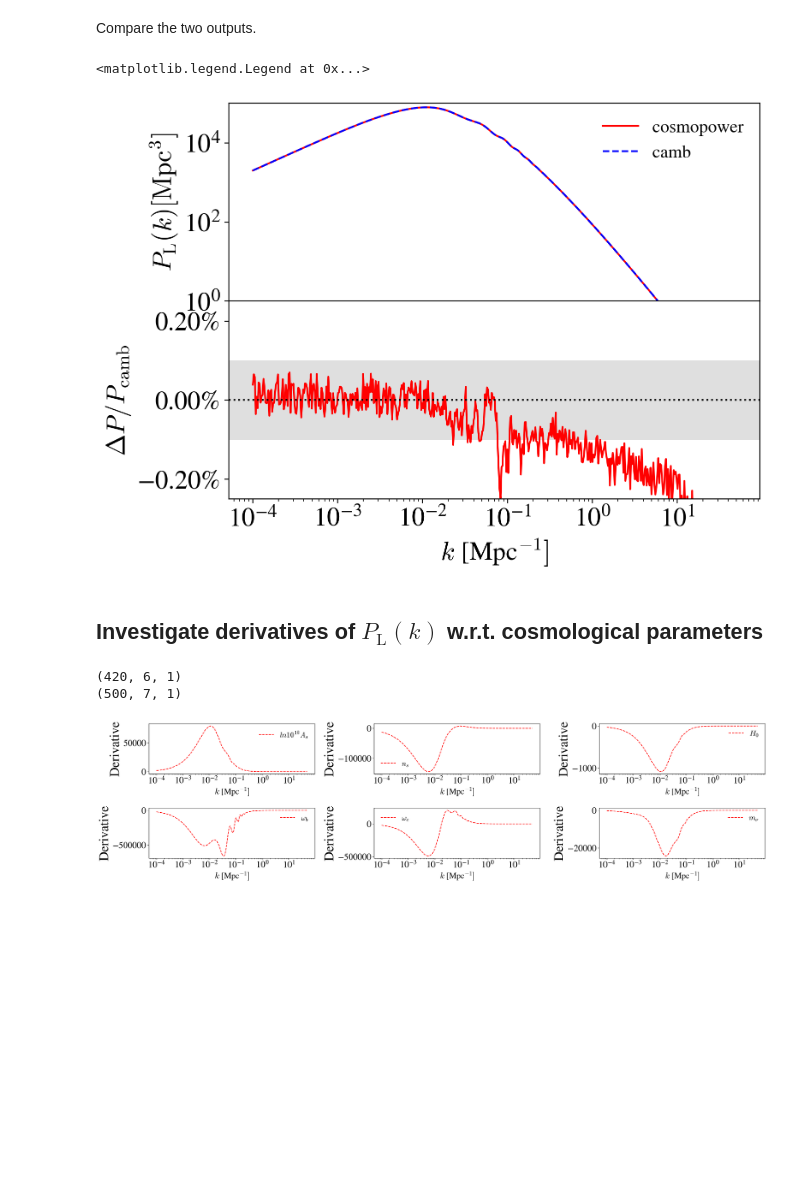
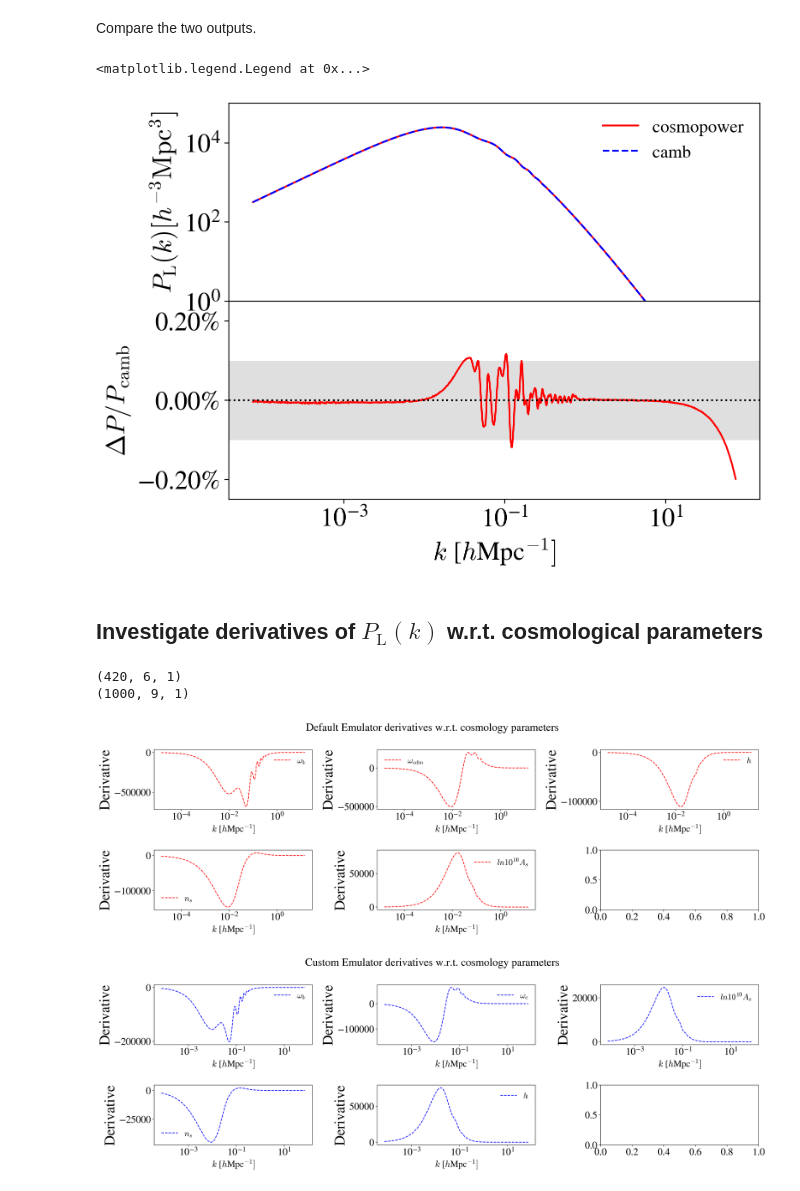
Before and after one commit to dpiras/cosmopower-jax, a Jupyter notebook: notebooks/verify_emulator_against_camb.ipynb, the cells around one changed output. Cells and saved outputs as stored; diff of their text form; code cells hidden in the pictures; blank space fills up the shorter version.

Commit message:
Update notebook to show results from Jense et al. 2024 LCDM emulator as the custom emulator

```diff
--- a/notebooks/verify_emulator_against_camb.ipynb
+++ b/notebooks/verify_emulator_against_camb.ipynb
@@ -34,17 +34,21 @@ Using CAMB 1.6.0 installed at /Users/nguyenmn/miniconda3/envs/sbi_pytorch_osx-ar
 We adopt the cosmology in [Planck 2018 results. VI. Cosmological parameters](https://arxiv.org/abs/1807.06209), specifically the `TT,TE,EE+lowE+lensing+BAO` column in their Table 2.
 # %%
 # Relevant parameters for `cosmopower-jax` - LCDM
+## P_lin parameters
 h = np.array([0.6766,])
 ombh2 = 0.02242*np.ones_like(h)
 omch2 = 0.11933*np.ones_like(h)
 n_s = 0.9665*np.ones_like(h)
 A_s = 3.047*np.ones_like(h) # ln(10^{10}A_s)
+## P_nonlin parameters
+A_b = 3.13*np.ones_like(h)
+eta_b = 0.603*np.ones_like(h)
+logT_AGN = 7.8*np.ones_like(h)
 
 # LCDM extensions
 m_ncdm=0.06*np.ones_like(h)
 w_0=-1.*np.ones_like(h)
 w_a=0.**np.ones_like(h)
-#sigma_8=0.8111*np.ones_like(h)
 
 # Redshift
 z = 0.0*np.ones_like(h)
@@ -137,22 +151,22 @@ from matplotlib.ticker import PercentFormatter
 
 fig, ax = plt.subplots(nrows=2,ncols=1,figsize=(8,6),sharex=True)
 fig.subplots_adjust(hspace=0)
-ax[0].loglog(custom_k, cosmopower_pk, 'r', label = 'cosmopower')
-ax[0].loglog(custom_k, camb_pk(custom_k), 'b', ls='--', label = 'camb')
+ax[0].loglog(custom_k/h, cosmopower_pk, 'r', label = 'cosmopower')
+ax[0].loglog(custom_k/h, camb_pk(custom_k/h), 'b', ls='--', label = 'camb')
 #ax[0].set_xlim(custom_k.min(),custom_k.max())
 ax[0].set_ylim(1,1e5)
-ax[0].set_ylabel(r'$P_{\mathrm{L}}(k) [\mathrm{Mpc}^3]$')
+ax[0].set_ylabel(r'$P_{\mathrm{L}}(k) [h^{-3}\mathrm{Mpc}^3]$')
 ax[1].axhspan(-1e-3, 1e-3, facecolor='silver', alpha=0.5,zorder=0)
-ax[1].semilogx(custom_k,(cosmopower_pk-camb_pk(custom_k))/camb_pk(custom_k),c='r',zorder=1)
+ax[1].semilogx(custom_k/h,(cosmopower_pk-camb_pk(custom_k/h))/camb_pk(custom_k/h),c='r',zorder=1)
 ax[1].axhline(y=0.,c='k',ls=':',zorder=2)
 ax[1].set_ylim(-2.5e-3,2.5e-3)
 ax[1].yaxis.set_major_formatter(PercentFormatter(xmax=1))
-ax[1].set_xlabel(r'$k$ [Mpc$^{-1}]$')
+ax[1].set_xlabel(r'$k$ [$h$Mpc$^{-1}]$')
 ax[1].set_ylabel(r'$\Delta P/P_{\mathrm{camb}}$')
 ax[0].legend(fontsize=15, frameon=False)
 # %% [output]
 <matplotlib.legend.Legend at 0x...>
-[figure, old version]
+[figure, new version]
 # %% [markdown]
 ## Investigate derivatives of $P_{\mathrm{L}}(k)$ w.r.t. cosmological parameters
 # %%
@@ -162,22 +176,37 @@ print(default_emulator_derivatives.shape)
 
 # Custom model
 custom_emulator_derivatives = custom_emulator.derivative(custom_params)
-scaled_custom_emulator_derivatives=custom_emulator_derivatives*(dls**-1)[:,np.newaxis,np.newaxis] # because the custom model returns pk*dls
-print(scaled_custom_emulator_derivatives.shape)
+print(custom_emulator_derivatives.shape)
 # %% [output]
 (420, 6, 1)
-(500, 7, 1)
+(1000, 9, 1)
 # %%
-default_parameters = [r'$\omega_b$', r'$\omega_{cdm}$', r'$h$', r'$n_s$', r'$ln10^{10}A_s$', r'$z$']
-custom_parameters = [r'$ln10^{10}A_s$', r'$n_s$', r'$H_0$', r'$\omega_b$', r'$\omega_c$', r'$m_\nu$', r'$z$']
+default_parameters = [r'$\omega_b$', r'$\omega_{cdm}$', r'$h$', r'$n_s$', r'$ln10^{10}A_s$']
+custom_parameters = [r'$\omega_b$', r'$\omega_c$',r'$ln10^{10}A_s$', r'$n_s$', r'$h$']
 
-fig, axes = plt.subplots(nrows=2, ncols=3, figsize=(23,6))
+fig, axes = plt.subplots(nrows=2, ncols=3, figsize=(21,7))
 for i, ax in enumerate(axes.flatten()):
-    pred = scaled_custom_emulator_derivatives[:, i, 8]
-    ax.semilogx(custom_k, pred, 'red', label = custom_parameters[i], linestyle='--')
-    ax.set_xlabel('$k$ [Mpc$^{-1}]$', fontsize=20)
+    if i==len(default_parameters):
+        break
+    default_deriv = default_emulator_derivatives[:, i, 8]
+    ax.semilogx(default_k/h, default_deriv, c='r', label = default_parameters[i], linestyle='--')
+    ax.set_xlabel('$k$ [$h$Mpc$^{-1}]$', fontsize=20)
     ax.set_ylabel('Derivative', fontsize='x-large')
     ax.legend(fontsize=18, frameon=False)
+fig.suptitle("Default Emulator derivatives w.r.t. cosmology parameters", fontsize=24)
 plt.tight_layout()
+
+fig, axes = plt.subplots(nrows=2, ncols=3, figsize=(21,7))
+for i, ax in enumerate(axes.flatten()):
+    if i==len(custom_parameters):
+        break
+    custom_deriv = custom_emulator_derivatives[:, i, 8]
+    ax.semilogx(custom_k/h, custom_deriv, c='b', label = custom_parameters[i], linestyle='--')
+    ax.set_xlabel('$k$ [$h$Mpc$^{-1}]$', fontsize=20)
+    ax.set_ylabel('Derivative', fontsize='x-large')
+    ax.legend(fontsize=18, frameon=False)
+fig.suptitle("Custom Emulator derivatives w.r.t. cosmology parameters", fontsize=24)
+plt.tight_layout()
 # %% [output]
-[figure, old version]
+[figure, new version]
+[figure, added]
```
Also changed, not shown: parts of 4 cells of this notebook.
